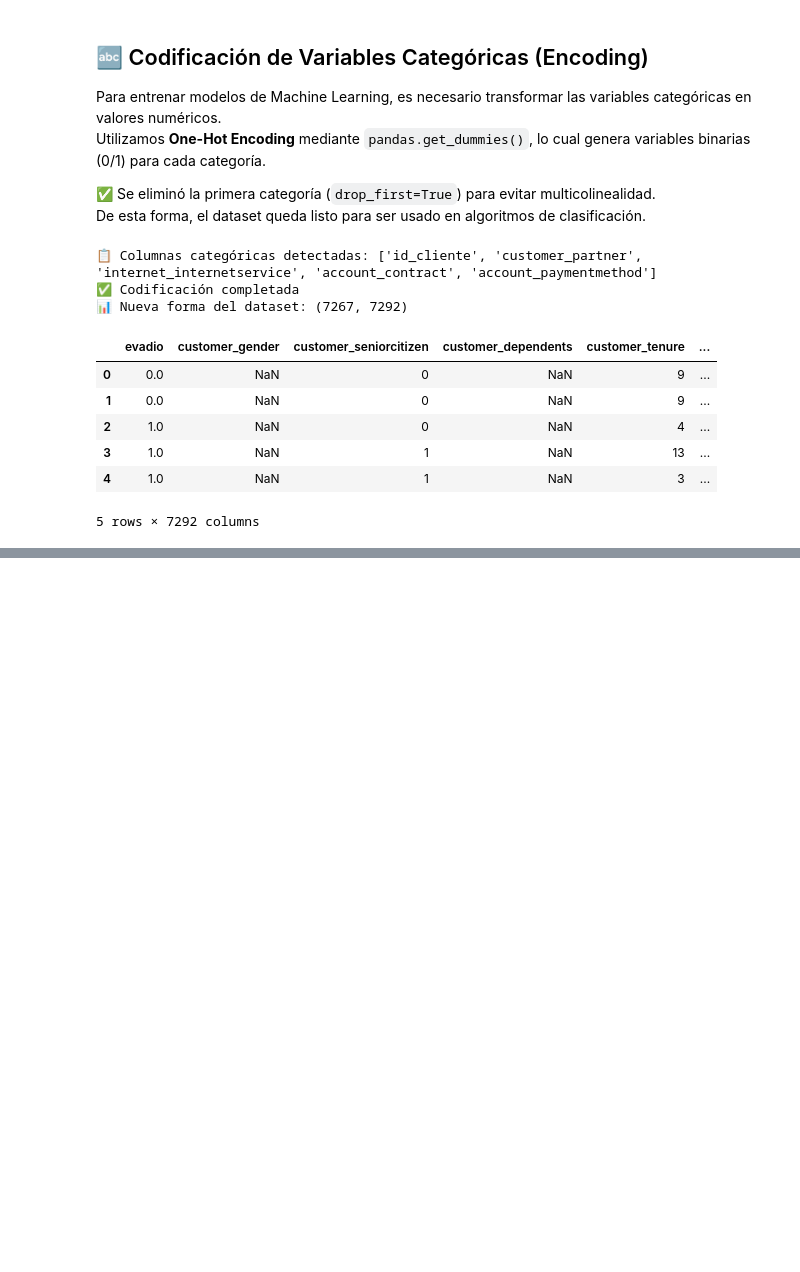
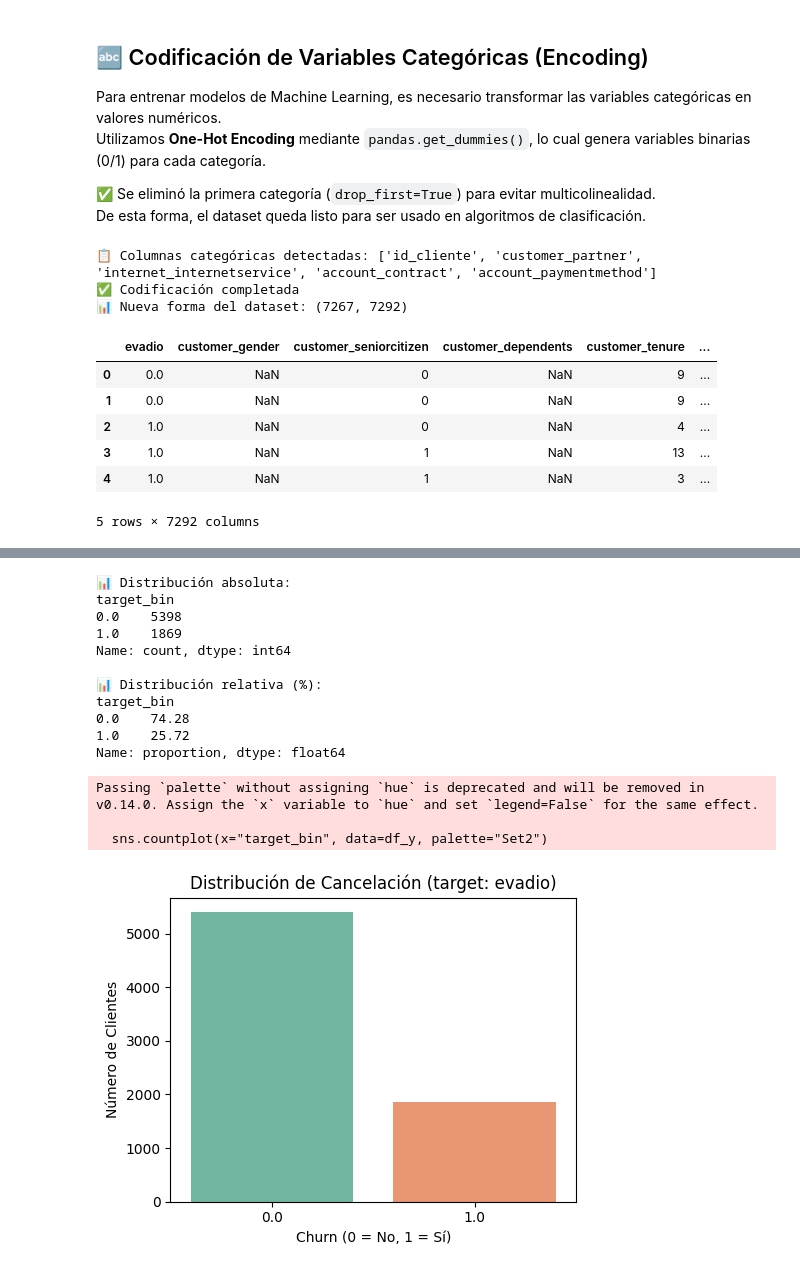
Before and after one commit to Junior11995/Challenge-TelecomX-Parte2-Prediccion, a Jupyter notebook: Challenge_TelecomX_Parte2_Prediccion.ipynb, the cells around one changed output, grey strips where cells are left out. Cells and saved outputs as stored; diff of their text form; code cells hidden in the pictures; blank space fills up the shorter version.

Commit message:
verificación de proporción de churn (detección de alias y normalización 0/1)

```diff
--- a/Challenge_TelecomX_Parte2_Prediccion.ipynb
+++ b/Challenge_TelecomX_Parte2_Prediccion.ipynb
@@ -229,0 +239,77 @@ df_ml_encoded.head()
+# %%
+# =========================================================
+# 📊 Distribución de Churn
+#  - Detecta la columna objetivo entre varios alias (churn/evadio/baja/cancel/evas)
+#  - Normaliza a 0/1 si viene como texto (yes/no, si/no, true/false)
+#  - Muestra distribución absoluta y relativa + gráfico
+# =========================================================
+import re
+import pandas as pd
+import matplotlib.pyplot as plt
+import seaborn as sns
+
+df_chk = df_ml.copy()
+
+# 1) Detectar nombre real de la columna target
+aliases = ["churn", "evadio", "baja", "cancel", "cancellation", "evas", "churn_flag", "churned"]
+lc_map = {c.lower(): c for c in df_chk.columns}
+target_col = None
+for a in aliases:
+    if a in lc_map:
+        target_col = lc_map[a]
+        break
+
+if target_col is None:
+    # intentemos por regex: contiene 'churn' o 'baja' o 'cancel' o 'evas'
+    patt = re.compile(r"(churn|baja|cancel|evas)", re.I)
+    for c in df_chk.columns:
+        if patt.search(c):
+            target_col = c
+            break
+
+if target_col is None:
+    raise KeyError("No se encontró la columna objetivo (ej.: 'churn' / 'evadio' / 'baja'). Revisa df_ml.columns")
+
+# 2) Normalizar target a 0/1
+y_raw = df_chk[target_col]
+y = (
+    y_raw.astype(str).str.strip().str.lower()
+       .map({"yes":1,"si":1,"sí":1,"true":1,"1":1, "no":0,"false":0,"0":0})
+)
+if y.isna().mean() > 0.5:  # si la mayoría quedó NaN, intentemos convertir a numérico directamente
+    y = pd.to_numeric(y_raw, errors="coerce")
+# Si aún hay NaN pocos, los quitamos para el conteo
+y = y.dropna()
+df_y = y.to_frame(name="target_bin")
+
+# 3) Distribuciones
+print("📊 Distribución absoluta:")
+print(df_y["target_bin"].value_counts().astype(int))
+
+print("\n📊 Distribución relativa (%):")
+print((df_y["target_bin"].value_counts(normalize=True)*100).round(2))
+
+# 4) Visualización
+plt.figure(figsize=(5,4))
+sns.countplot(x="target_bin", data=df_y, palette="Set2")
+plt.title(f"Distribución de Cancelación (target: {target_col})")
+plt.xlabel("Churn (0 = No, 1 = Sí)")
+plt.ylabel("Número de Clientes")
+plt.tight_layout()
+plt.show()
+# %% [output]
+📊 Distribución absoluta:
+target_bin
+0.0    5398
+1.0    1869
+Name: count, dtype: int64
+
+📊 Distribución relativa (%):
+target_bin
+0.0    74.28
+1.0    25.72
+Name: proportion, dtype: float64
+Passing `palette` without assigning `hue` is deprecated and will be removed in v0.14.0. Assign the `x` variable to `hue` and set `legend=False` for the same effect.
+
+  sns.countplot(x="target_bin", data=df_y, palette="Set2")
+[figure, added]
```
Also changed, not shown: parts of 1 cell of this notebook.
